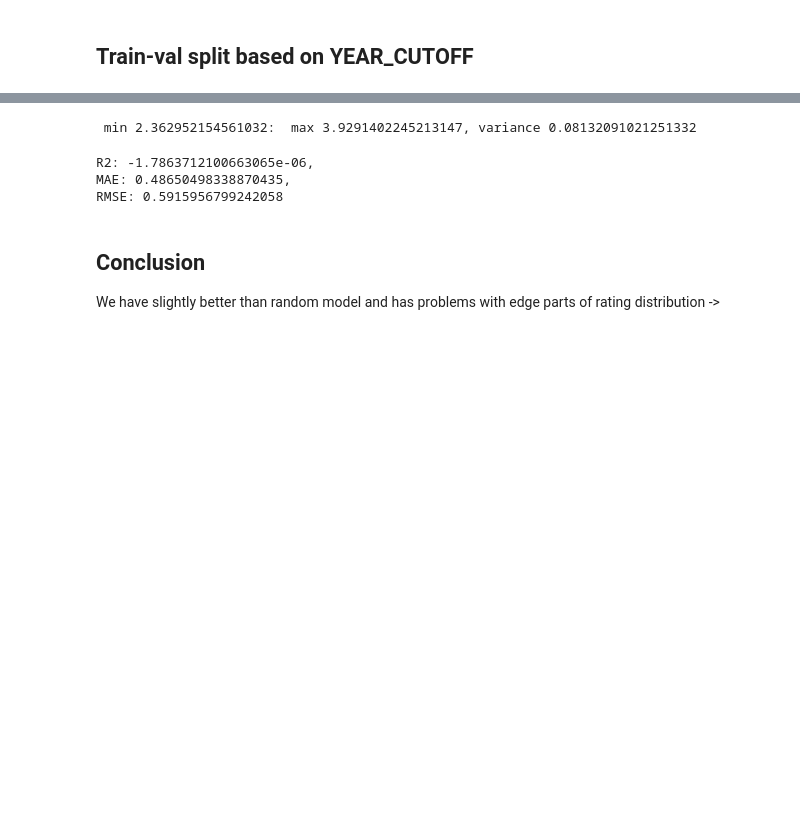
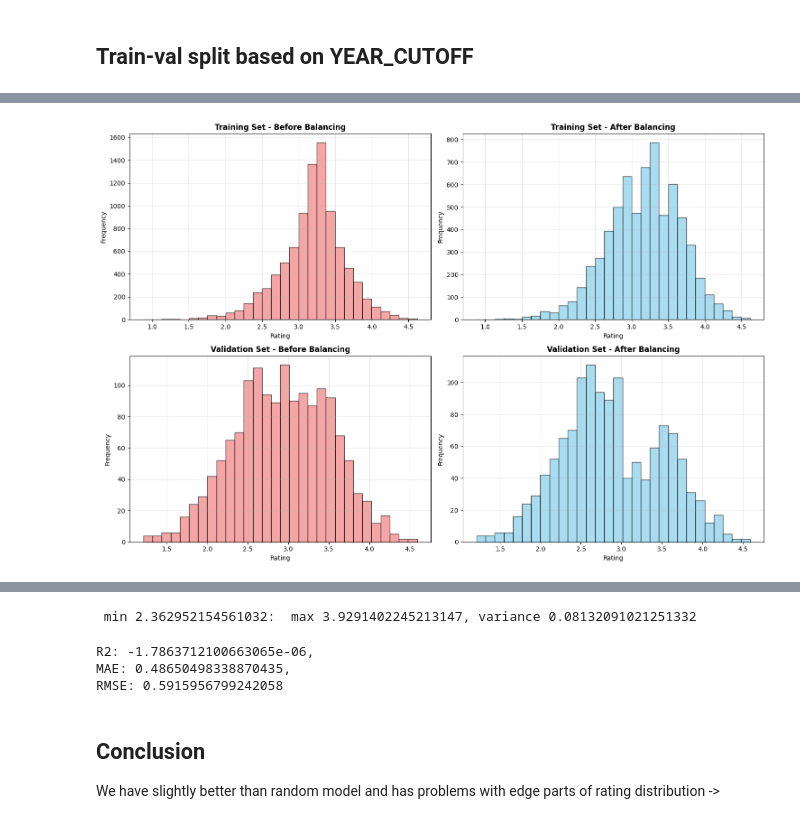
Before and after one commit to merryHunter/movies-rating-prediction, a Jupyter notebook: numerical.ipynb, the cells around one changed output, grey strips where cells are left out. Drawn from its saved outputs; the diff is of its cells as text; code cells hidden in the pictures; blank space fills up the shorter version.

```diff
--- a/numerical.ipynb
+++ b/numerical.ipynb
@@ -161,3 +741,37 @@ X_train, y_train, X_val, y_val = split_data(df, categorical_features, numerical_
+# %%
+# Visualize the distribution comparison
+fig, axes = plt.subplots(2, 2, figsize=(15, 10))
+
+# Training set - before and after
+axes[0, 0].hist(df_train_orig['rating'].to_numpy(), bins=30, alpha=0.7, color='lightcoral', edgecolor='black')
+axes[0, 0].set_title('Training Set - Before Balancing', fontweight='bold')
+axes[0, 0].set_xlabel('Rating')
+axes[0, 0].set_ylabel('Frequency')
+axes[0, 0].grid(True, alpha=0.3)
+
+axes[0, 1].hist(y_train, bins=30, alpha=0.7, color='skyblue', edgecolor='black')
+axes[0, 1].set_title('Training Set - After Balancing', fontweight='bold')
+axes[0, 1].set_xlabel('Rating')
+axes[0, 1].set_ylabel('Frequency')
+axes[0, 1].grid(True, alpha=0.3)
+
+# Validation set - before and after
+axes[1, 0].hist(df_val_orig['rating'].to_numpy(), bins=30, alpha=0.7, color='lightcoral', edgecolor='black')
+axes[1, 0].set_title('Validation Set - Before Balancing', fontweight='bold')
+axes[1, 0].set_xlabel('Rating')
+axes[1, 0].set_ylabel('Frequency')
+axes[1, 0].grid(True, alpha=0.3)
+
+axes[1, 1].hist(y_val, bins=30, alpha=0.7, color='skyblue', edgecolor='black')
+axes[1, 1].set_title('Validation Set - After Balancing', fontweight='bold')
+axes[1, 1].set_xlabel('Rating')
+axes[1, 1].set_ylabel('Frequency')
+axes[1, 1].grid(True, alpha=0.3)
+
+plt.tight_layout()
+plt.show()
+# %% [output]
+[figure, added]
 # %%
 iterations = [100, 300, 500, 1000, 2000, 3000, 10000]
 depths = [3, 5, 7]
```
Also changed, not shown: parts of 16 cells of this notebook.
